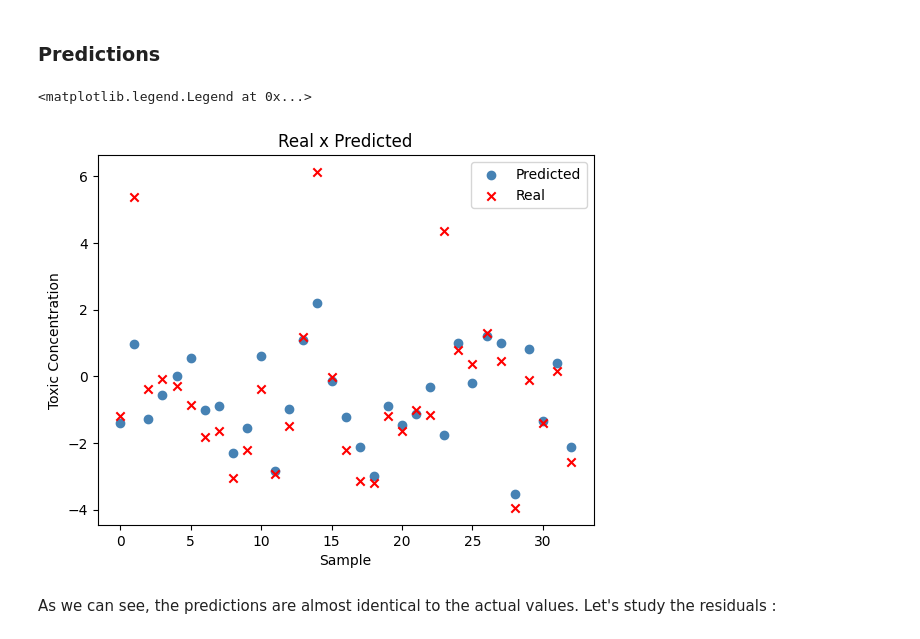
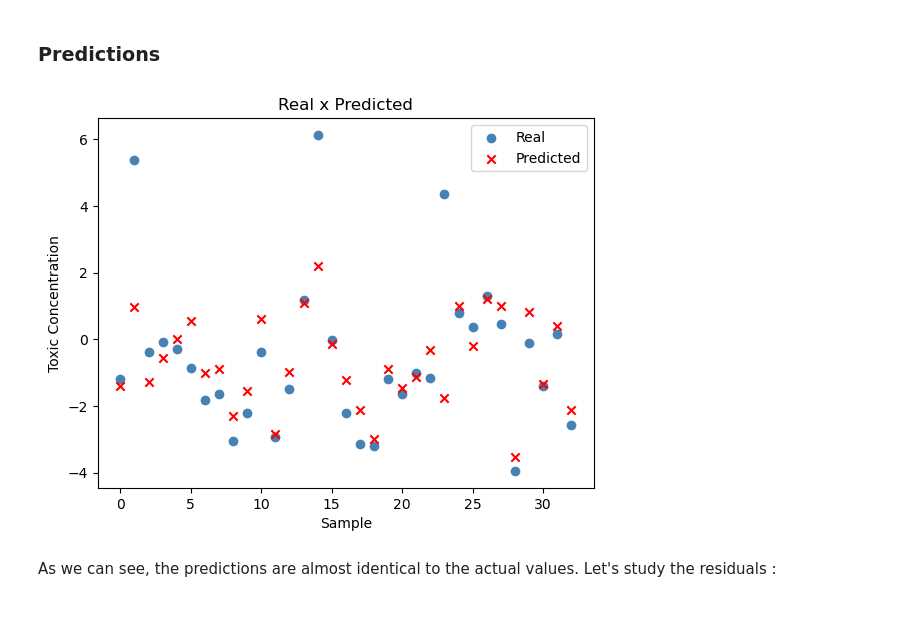
Before and after one commit to Seb65789/Lisboa-Machine-Learning-Project, a Jupyter notebook: linear_regression.ipynb, the cells around one changed output. Cells and saved outputs as stored; diff of their text form; code cells hidden in the pictures; blank space fills up the shorter version.

```diff
--- a/linear_regression.ipynb
+++ b/linear_regression.ipynb
@@ -241,23 +257,25 @@ X_train_clean, X_val, y_train_clean, y_val = train_test_split(X_train_clean, y_t
 # %%
 # Let's start the linear regression
 lm = LinearRegression()
-model = lm.fit(X_train_clean, y_train_clean)
-print(f"\t y = {model.intercept_:.4f} + {model.coef_[0]:.4f}x_1 + {model.coef_[1]:.4f}x_2 + {model.coef_[2]:.4f}x_3 + {model.coef_[3]:.4f}x_4 + {model.coef_[4]:.4f}x_5")
+model_2 = lm.fit(X_train_clean, y_train_clean)
+print(f"\t y = {model_2.intercept_:.4f} + {model_2.coef_[0]:.4f}x_1 + {model_2.coef_[1]:.4f}x_2 + {model_2.coef_[2]:.4f}x_3 + {model_2.coef_[3]:.4f}x_4 + {model_2.coef_[4]:.4f}x_5")
 # %% [output]
          y = -4.9634 + -0.0075x_1 + -0.0247x_2 + -0.0004x_3 + -0.0130x_4 + 0.0725x_5
 # %% [markdown]
 ### Predictions
 # %%
-y_val_pred = model.predict(X_val)
-plt.scatter(range(0,np.shape(y_val_pred)[0]), y_val_pred, color='steelblue', marker='o', label='Predicted')
-plt.scatter(range(0,np.shape(y_val)[0]), y_val, color='red', marker='x', label='Real')
+y_val_pred = model_2.predict(X_val)
+
+plt.scatter(range(0,np.shape(y_val)[0]), y_val, color='steelblue', marker='o', label='Real')
+plt.scatter(range(0,np.shape(y_val_pred)[0]), y_val_pred, color='red', marker='x', label='Predicted')
+
 plt.title('Real x Predicted')
 plt.ylabel('Toxic Concentration')
 plt.xlabel('Sample')
 plt.legend(loc='upper right')
+plt.show()
 # %% [output]
-<matplotlib.legend.Legend at 0x...>
-[figure, old version]
+[figure, new version]
 # %% [markdown]
 As we can see, the predictions are almost identical to the actual values. Let's study the residuals :
 # %% [markdown]
```
Also changed, not shown: parts of 43 cells of this notebook.
